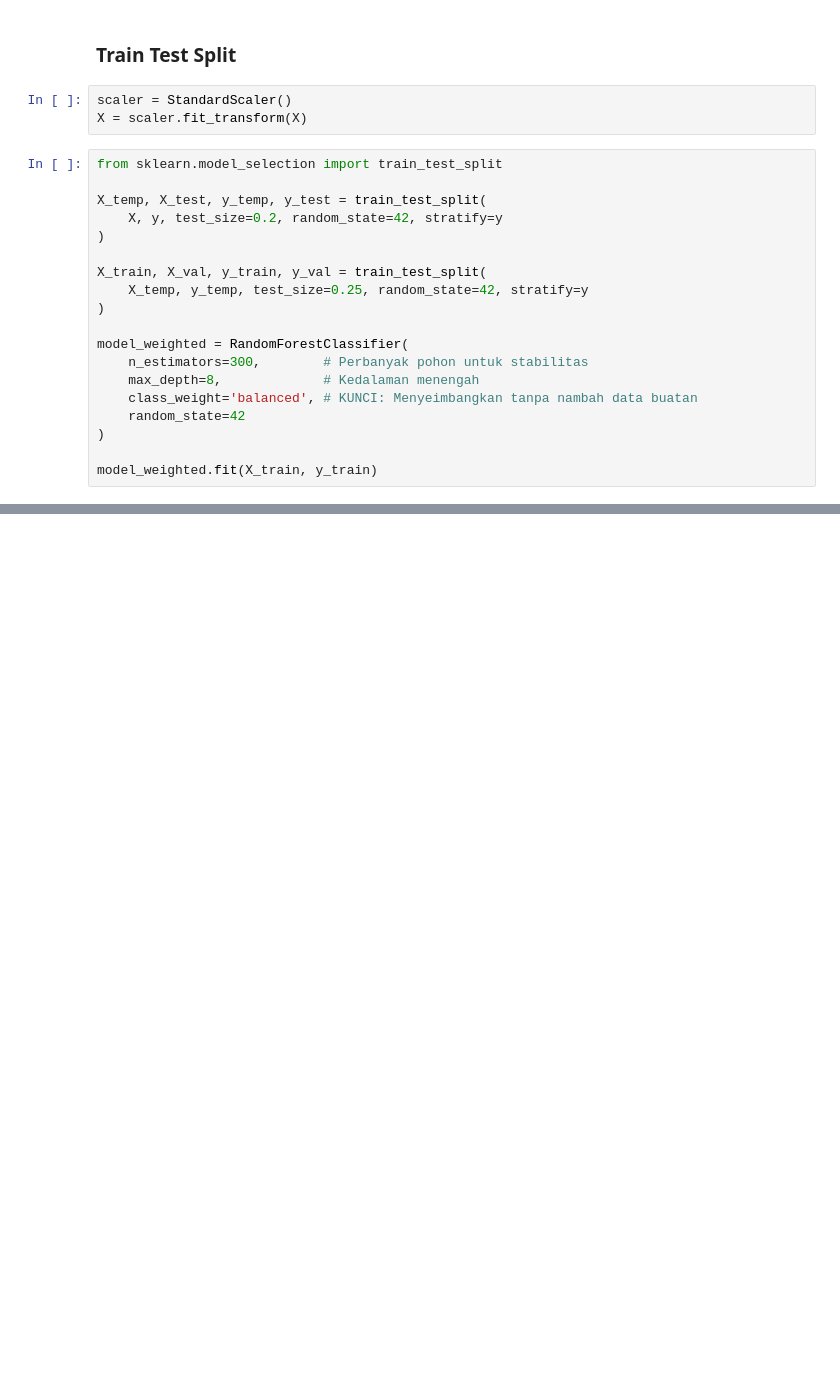
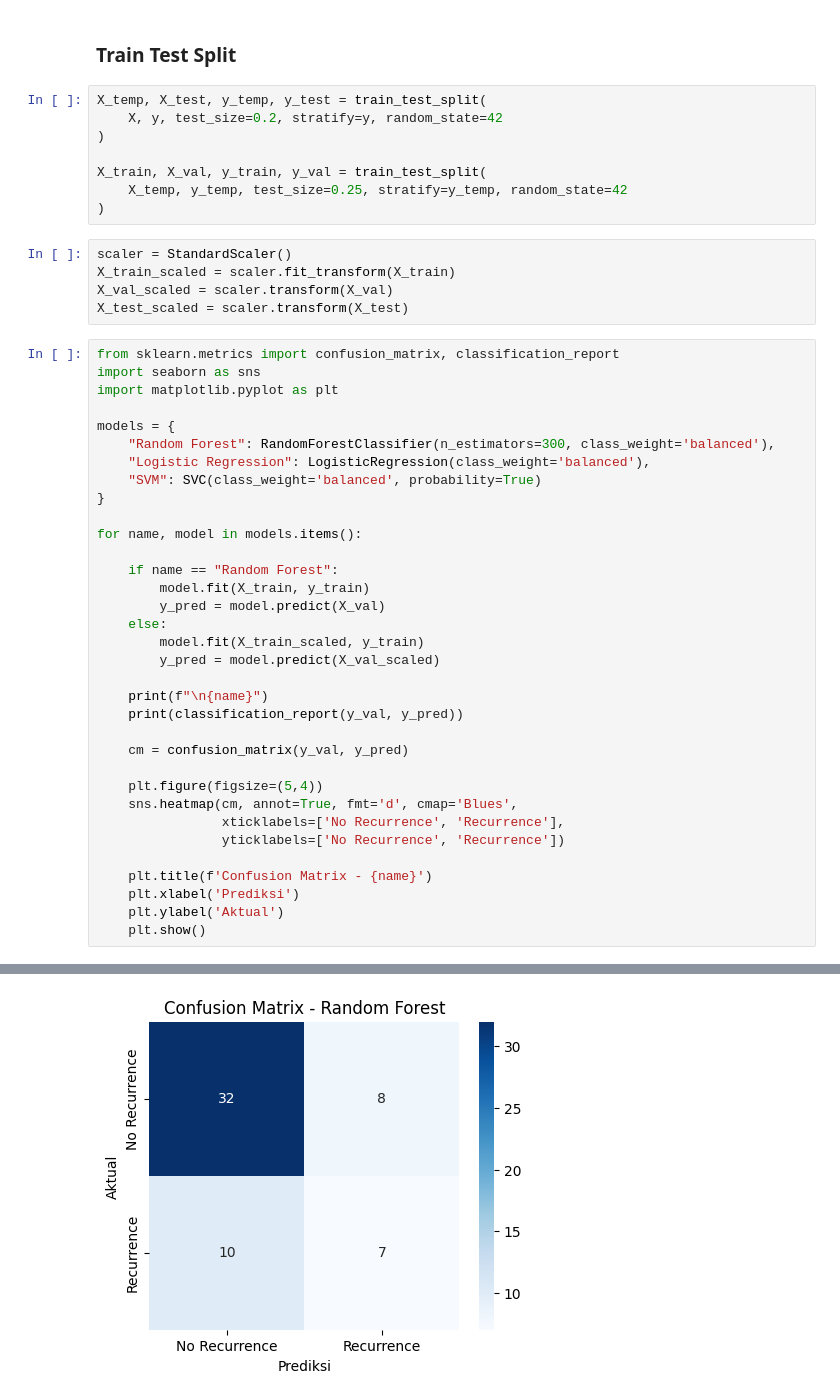
Before and after one commit to candragnawn/Classification-Beast-Cancer-with-Random-Forrest, a Jupyter notebook: breast cancer classification/breast_cancer.ipynb, the cells around one changed output, grey strips where cells are left out. Cells and saved outputs as stored; diff of their text form; blank space fills up the shorter version.

```diff
--- a/breast cancer classification/breast_cancer.ipynb
+++ b/breast cancer classification/breast_cancer.ipynb
@@ -323,25 +343,50 @@ Variabel Y (Target) siap.
 # %% [markdown]
 ### Train Test Split
+# %%
+X_temp, X_test, y_temp, y_test = train_test_split(
+    X, y, test_size=0.2, stratify=y, random_state=42
+)
+
+X_train, X_val, y_train, y_val = train_test_split(
+    X_temp, y_temp, test_size=0.25, stratify=y_temp, random_state=42
+)
 # %%
 scaler = StandardScaler()
-X = scaler.fit_transform(X)
+X_train_scaled = scaler.fit_transform(X_train)
+X_val_scaled = scaler.transform(X_val)
+X_test_scaled = scaler.transform(X_test)
 # %%
-from sklearn.model_selection import train_test_split
+from sklearn.metrics import confusion_matrix, classification_report
+import seaborn as sns
+import matplotlib.pyplot as plt
 
-X_temp, X_test, y_temp, y_test = train_test_split(
-    X, y, test_size=0.2, random_state=42, stratify=y
-)
+models = {
+    "Random Forest": RandomForestClassifier(n_estimators=300, class_weight='balanced'),
+    "Logistic Regression": LogisticRegression(class_weight='balanced'),
+    "SVM": SVC(class_weight='balanced', probability=True)
+}
 
-X_train, X_val, y_train, y_val = train_test_split(
-    X_temp, y_temp, test_size=0.25, random_state=42, stratify=y
-)
+for name, model in models.items():
 
-model_weighted = RandomForestClassifier(
-    n_estimators=300,        # Perbanyak pohon untuk stabilitas
-    max_depth=8,             # Kedalaman menengah
-    class_weight='balanced', # KUNCI: Menyeimbangkan tanpa nambah data buatan
-    random_state=42
-)
+    if name == "Random Forest":
+        model.fit(X_train, y_train)
+        y_pred = model.predict(X_val)
+    else:
+        model.fit(X_train_scaled, y_train)
+        y_pred = model.predict(X_val_scaled)
 
-model_weighted.fit(X_train, y_train)
+    print(f"\n{name}")
+    print(classification_report(y_val, y_pred))
+
+    cm = confusion_matrix(y_val, y_pred)
+
+    plt.figure(figsize=(5,4))
+    sns.heatmap(cm, annot=True, fmt='d', cmap='Blues',
+                xticklabels=['No Recurrence', 'Recurrence'],
+                yticklabels=['No Recurrence', 'Recurrence'])
+
+    plt.title(f'Confusion Matrix - {name}')
+    plt.xlabel('Prediksi')
+    plt.ylabel('Aktual')
+    plt.show()
 # %% [output]
@@ -349,0 +402 @@ RandomForestClassifier(class_weight='balanced', max_depth=8, n_estimators=300,
+[figure, added]
```
Also changed, not shown: parts of 12 cells of this notebook.
